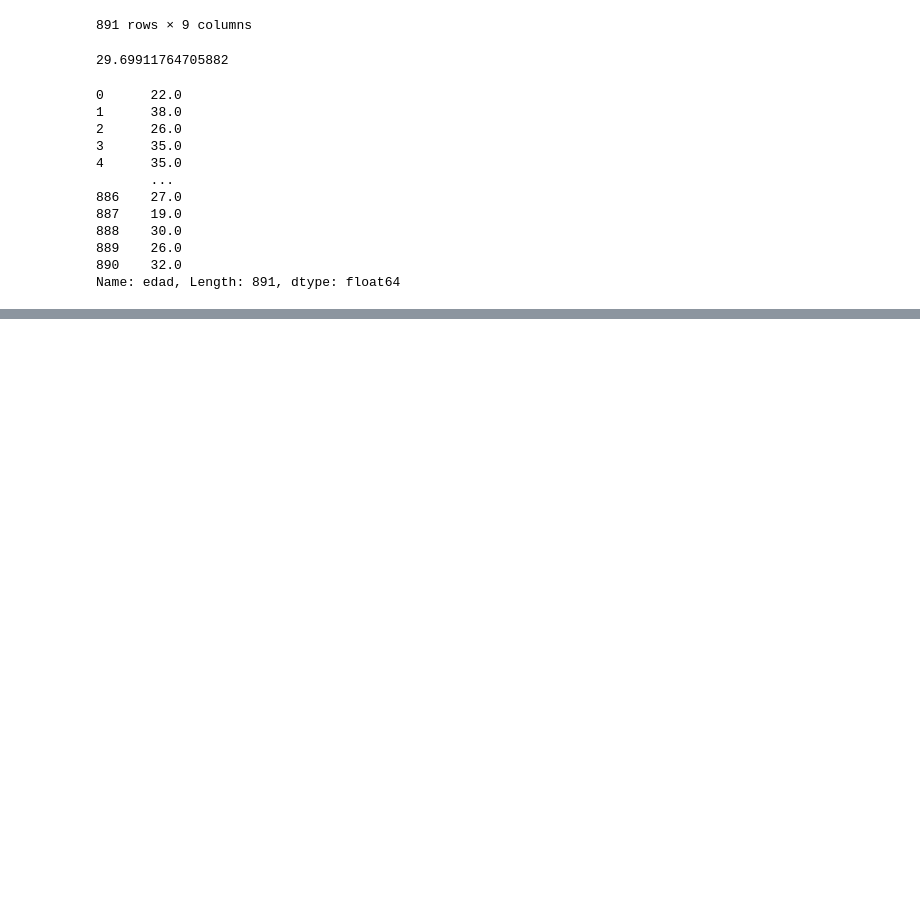
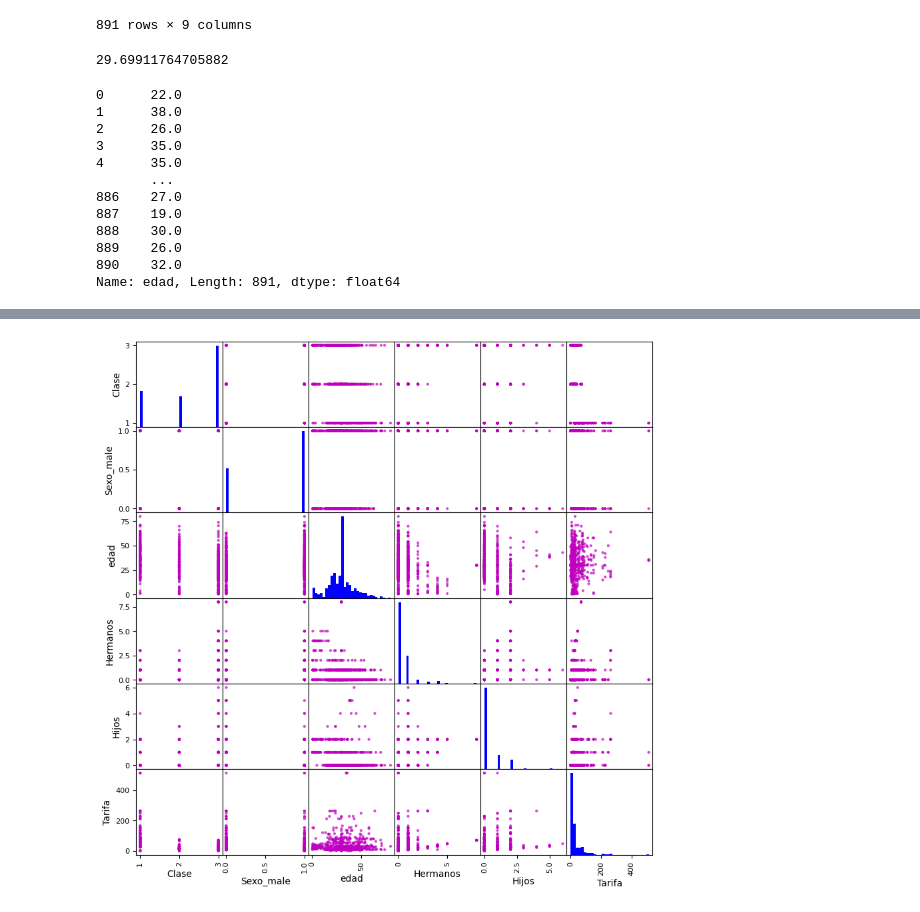
Before and after one commit to Vagarh/University-specialization-in-analytics-and-big-data-IU-DIGITAL, a Jupyter notebook: Introduccion_a_Python.ipynb, the cells around one changed output, grey strips where cells are left out. Saved outputs shown, nothing was run; the diff lists cells and outputs as text; code cells hidden in the pictures; blank space fills up the shorter version.

```diff
--- a/Introduccion_a_Python.ipynb
+++ b/Introduccion_a_Python.ipynb
@@ -574,0 +580,6 @@ df
+# %%
+pd.plotting.scatter_matrix(Features, alpha=0.7, figsize=(10,10), range_padding = 0.1, diagonal='hist',
+                           color = 'm', hist_kwds = {'bins':30, 'color':'blue'}) # Grafica de dispersión e histograma
+plt.show()
+# %% [output]
+[figure, added]
```
Also changed, not shown: parts of 18 cells of this notebook.
